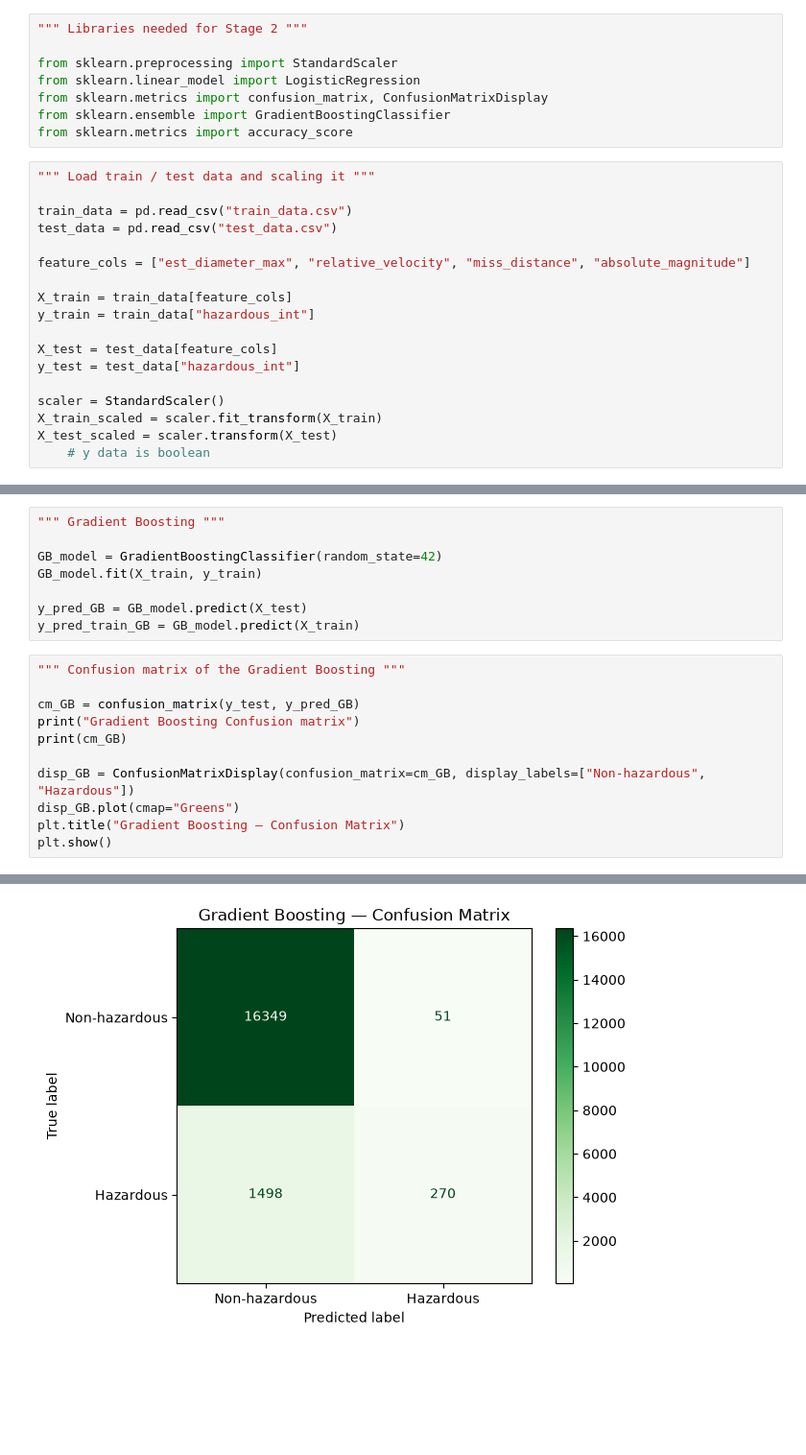
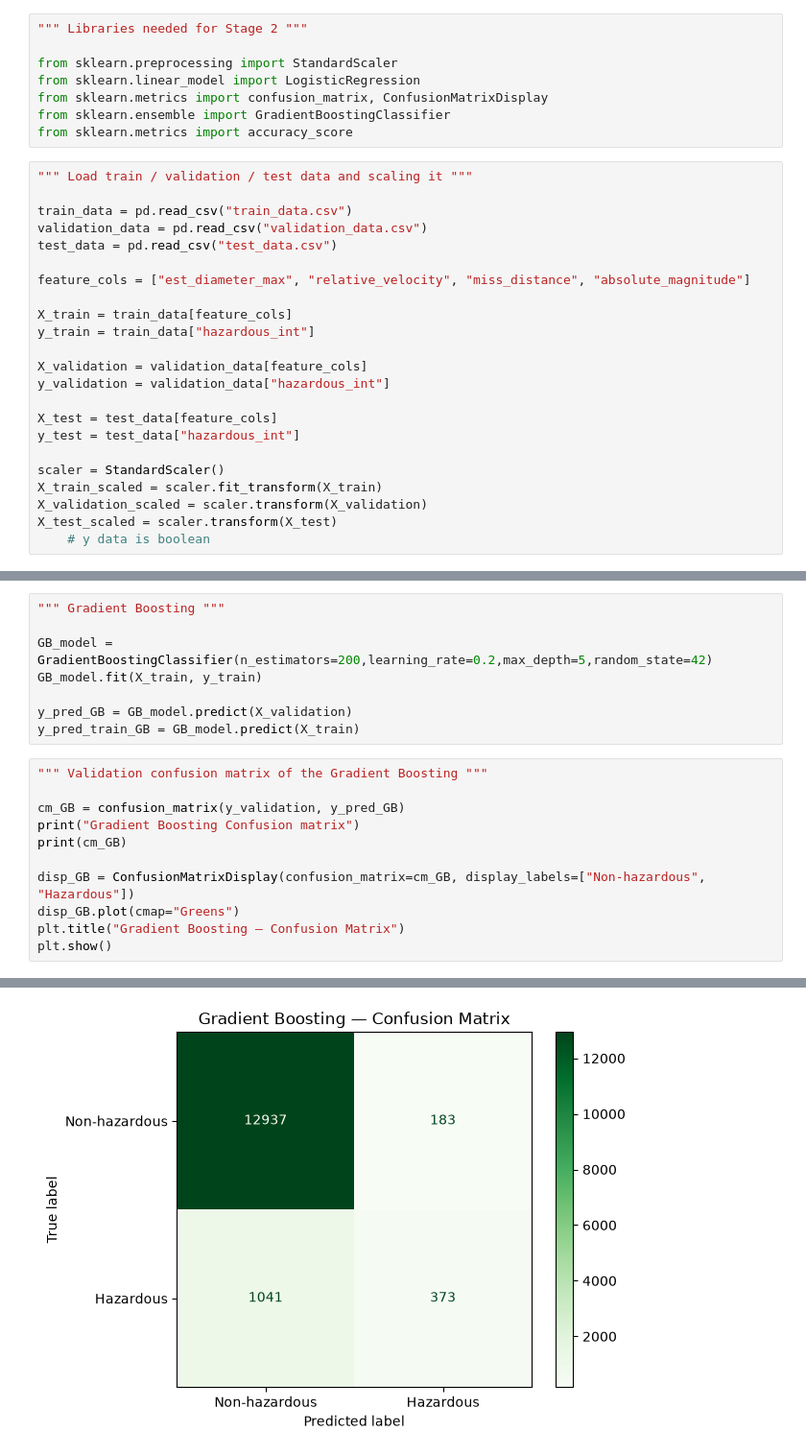
Before and after one commit to Funckin/ML_Project, a Jupyter notebook: notebooks/data_check.ipynb, the cells around one changed output, grey strips where cells are left out. Shown at 96% size. Saved outputs shown, nothing was run; the diff lists cells and outputs as text; blank space fills up the shorter version.

```diff
--- a/notebooks/data_check.ipynb
+++ b/notebooks/data_check.ipynb
@@ -198,9 +234,10 @@ from sklearn.metrics import confusion_matrix, ConfusionMatrixDisplay
 from sklearn.ensemble import GradientBoostingClassifier
 from sklearn.metrics import accuracy_score
 # %%
-""" Load train / test data and scaling it """
+""" Load train / validation / test data and scaling it """
 
 train_data = pd.read_csv("train_data.csv")
+validation_data = pd.read_csv("validation_data.csv")
 test_data = pd.read_csv("test_data.csv")
 
 feature_cols = ["est_diameter_max", "relative_velocity", "miss_distance", "absolute_magnitude"]
@@ -208,11 +245,15 @@ feature_cols = ["est_diameter_max", "relative_velocity", "miss_distance", "absol
 X_train = train_data[feature_cols]
 y_train = train_data["hazardous_int"]
 
+X_validation = validation_data[feature_cols]
+y_validation = validation_data["hazardous_int"]
+
 X_test = test_data[feature_cols]
 y_test = test_data["hazardous_int"]
 
 scaler = StandardScaler()
 X_train_scaled = scaler.fit_transform(X_train)
+X_validation_scaled = scaler.transform(X_validation)
 X_test_scaled = scaler.transform(X_test)
     # y data is boolean
 # %%
@@ -286,15 +365,15 @@ F1-score:  0.4587
 # %%
 """ Gradient Boosting """
 
-GB_model = GradientBoostingClassifier(random_state=42)
+GB_model = GradientBoostingClassifier(n_estimators=200,learning_rate=0.2,max_depth=5,random_state=42)
 GB_model.fit(X_train, y_train)
 
-y_pred_GB = GB_model.predict(X_test)
+y_pred_GB = GB_model.predict(X_validation)
 y_pred_train_GB = GB_model.predict(X_train)
 # %%
-""" Confusion matrix of the Gradient Boosting """
+""" Validation confusion matrix of the Gradient Boosting """
 
-cm_GB = confusion_matrix(y_test, y_pred_GB)
+cm_GB = confusion_matrix(y_validation, y_pred_GB)
 print("Gradient Boosting Confusion matrix")
 print(cm_GB)
 
@@ -309,4 +388,4 @@ Gradient Boosting Confusion matrix
-[figure, old version]
+[figure, new version]
 # %%
 """ Confusion matrix analysis (Gradient Boosting) """
 
```
Also changed, not shown: parts of 17 cells of this notebook, 5 other files.
